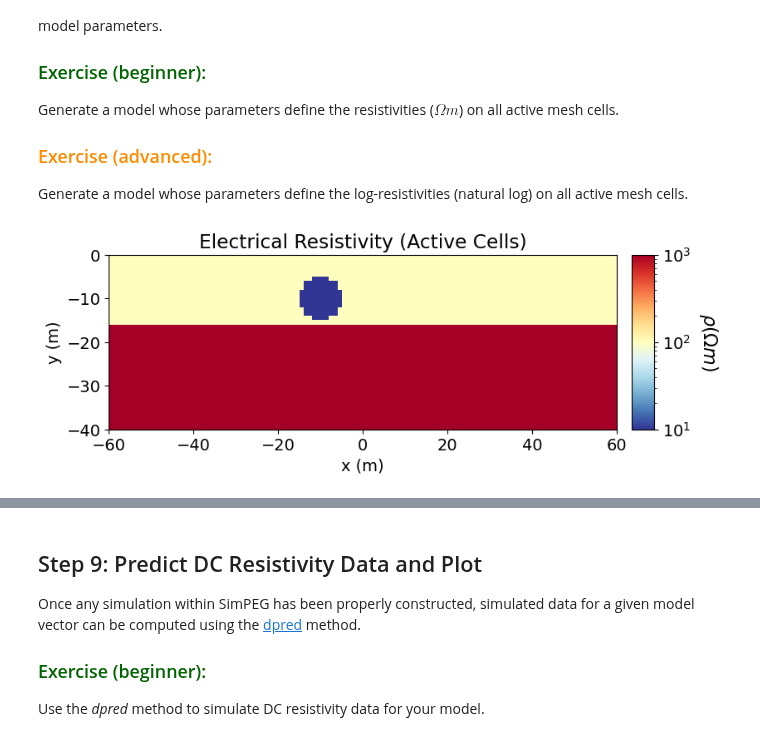
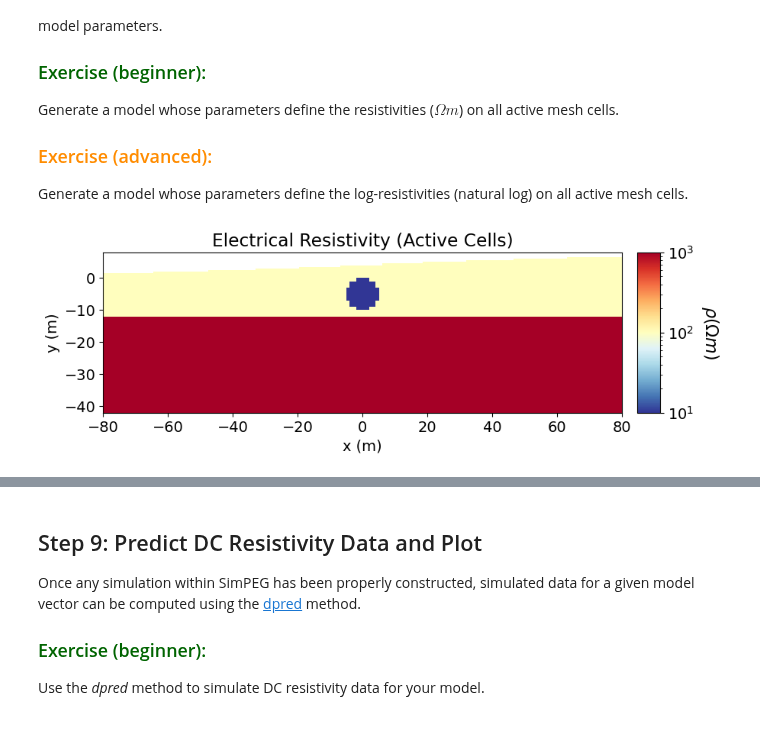
Before and after one commit to simpeg/agrogeo24, a Jupyter notebook: notebooks/01-forward-dc-resisitivity-2d.ipynb, the cells around one changed output, grey strips where cells are left out. Drawn from its saved outputs; the diff is of its cells as text; code cells hidden in the pictures.

```diff
--- a/notebooks/01-forward-dc-resisitivity-2d.ipynb
+++ b/notebooks/01-forward-dc-resisitivity-2d.ipynb
@@ -63,9 +59,9 @@ Try a more exciting topography, like the image above. How do the pseudo-location
 # %%
 # Along-line locations
-x_topo = np.linspace(-200.0, 200.0, 401)
+x_topo = np.arange(-300.0, 300.0, 1.0)
 
 # Elevation as a function of along-line location
-y_topo = 0.0 * np.ones_like(x_topo)
+y_topo = 4.0 + 4.0 * np.tanh(x_topo / 100)
 
 # Define full 2D topography
 topo_2d = np.c_[x_topo, y_topo]
@@ -117,10 +113,10 @@ Define a 2D pole-dipole survey line from x = (-60, 60), with an electrode spacin
 Try different electrode configurations in your survey (e.g. 'pole-dipole').
 # %%
 # Define survey line parameters
-survey_type = "pole-dipole"
+survey_type = "dipole-dipole"
 dimension_type = "2D"
 data_type = "volt"
-end_locations = np.r_[-60.0, 60.0]
+end_locations = np.r_[-75.0, 75.0]
 num_rx_per_src = 15
 station_separation = 5.0
 # %%
@@ -185,8 +180,8 @@ Play with the parameters of the [refine_surface](https://discretize.simpeg.xyz/e
 # LEAVE CELL PARTIALLY BLANK
 
 dh = 0.5  # base cell width
-dom_width_x = 500.0  # domain width x
-dom_width_y = 250.0  # domain width z
+dom_width_x = 600.0  # domain width x
+dom_width_y = 300.0  # domain width z
 # %%
 # Number of base cells along x and y
 nbcx = 2 ** int(np.round(np.log(dom_width_x / dh) / np.log(2.0)))
@@ -296,12 +291,10 @@ basement_resistivity = 1e3
 # Define resistivity model
 resistivity_model = background_resistivity * np.ones(mesh.nC)
 
-ind_basement = mesh.cell_centers[:, -1] < -16.0
+ind_basement = mesh.cell_centers[:, -1] < -12.0
 resistivity_model[ind_basement] = basement_resistivity
 
-ind_sphere = model_builder.get_indices_sphere(
-    np.r_[-10.0, -10.0], 5.0, mesh.cell_centers
-)
+ind_sphere = model_builder.get_indices_sphere(np.r_[0.0, -5.0], 5.0, mesh.cell_centers)
 resistivity_model[ind_sphere] = sphere_resistivity
 
 resistivity_model = resistivity_model[active_cells]
@@ -311,33 +304,33 @@ log_resistivity_model = np.log(resistivity_model)
 # %%
 # Generate a mapping to ignore inactice cells in plot
 plotting_map = maps.InjectActiveCells(mesh, active_cells, np.nan)
 
-fig = plt.figure(figsize=(9, 3))
+fig = plt.figure(figsize=(10, 3))
 
 norm = LogNorm(vmin=1e1, vmax=1e3)
 
 ax1 = fig.add_axes([0.14, 0.17, 0.68, 0.7])
 mesh.plot_image(
     plotting_map * resistivity_model,
     ax=ax1,
     grid=False,
     pcolor_opts={"norm": norm, "cmap": mpl.cm.RdYlBu_r},
 )
-ax1.set_xlim(-60, 60)
-ax1.set_ylim(-40, 0)
+ax1.set_xlim(-80, 80)
+ax1.set_ylim(np.max(topo_2d[:, -1]) - 50, np.max(topo_2d[:, -1]))
 ax1.set_title("Electrical Resistivity (Active Cells)")
 ax1.set_xlabel("x (m)")
 ax1.set_ylabel("y (m)")
 
 ax2 = fig.add_axes([0.84, 0.17, 0.03, 0.7])
 cbar = mpl.colorbar.ColorbarBase(
     ax2, norm=norm, orientation="vertical", cmap=mpl.cm.RdYlBu_r
 )
 cbar.set_label(r"$\rho (\Omega m)$", rotation=270, labelpad=25, size=16)
 
 plt.show()
 # %% [output]
-[figure, old version]
+[figure, new version]
 # %% [markdown]
 ## Step 6: Mapping from the Model to the Mesh
 
```
Also changed, not shown: parts of 9 cells of this notebook, 5 other files.
